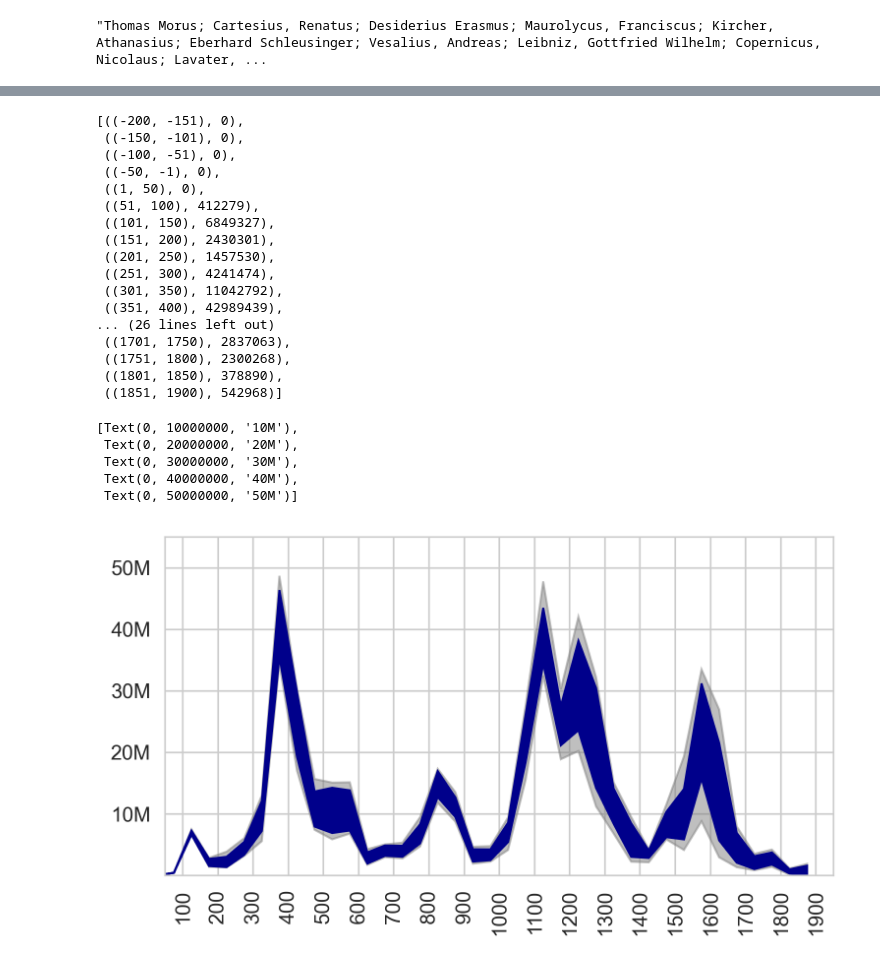
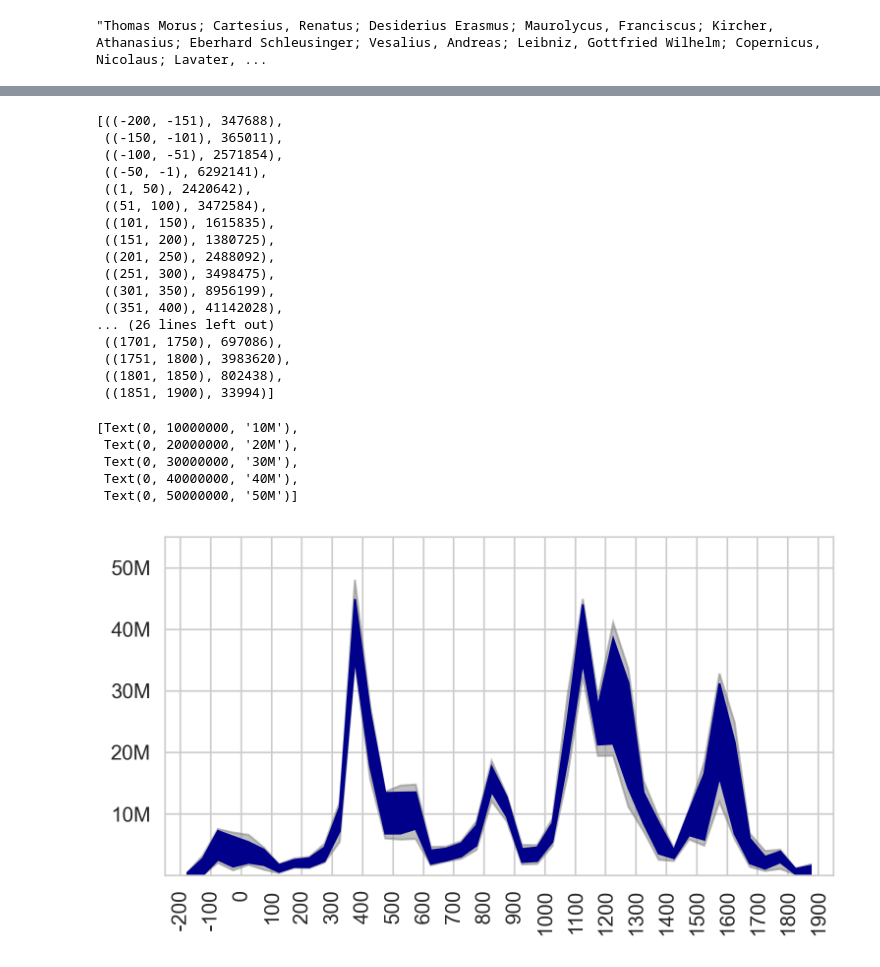
Before and after one commit to CCS-ZCU/noscemus_ETF, a Jupyter notebook: scripts/corpus-corporum-test.ipynb, the cells around one changed output, grey strips where cells are left out. Drawn from its saved outputs; the diff is of its cells as text; code cells hidden in the pictures.

```diff
--- a/scripts/corpus-corporum-test.ipynb
+++ b/scripts/corpus-corporum-test.ipynb
@@ -31,3 +48,13 @@ cc_raw.head(5)
 cc_raw["year"].apply(lambda x: "post" in str(x)).sum()
 # %% [output]
 3
+# %%
+d = "c. 123"
+dates_raw = [el for el in re.findall("(\d+)(BC)?", d)]
+dates = []
+for tup in dates_raw:
+    if tup[1] == "BC":
+        dates.append(int(tup[0]) * -1)
+    else:
+        dates.append(int(tup[0]))
+dates
@@ -34,9 +63,15 @@ cc_raw["year"].apply(lambda x: "post" in str(x)).sum()
 # %%
-d = "fl. 1236"
+
 def get_dates(d):
     date_dict = {}
     try:
-        dates = [int(el) for el in re.findall("\d{3,4}", d)]
+        dates_raw = [el for el in re.findall("(\d+)(BC)?", d)]
+        dates = []
+        for tup in dates_raw:
+            if tup[1] == "BC":
+                dates.append(int(tup[0]) * -1)
+            else:
+                dates.append(int(tup[0]))
     except:
         dates = []
     if len(dates)==1:
@@ -91,39 +142,39 @@ wordcounts_data = tempun.sim_data_by_function(cc_raw, 100, [-200, 1900, 50], wor
 # %%
 wordcounts_data[0]
 # %% [output]
-[((-200, -151), 0),
- ((-150, -101), 0),
- ((-100, -51), 0),
- ((-50, -1), 0),
- ((1, 50), 0),
- ((51, 100), 412279),
- ((101, 150), 6849327),
- ((151, 200), 2430301),
- ((201, 250), 1457530),
- ((251, 300), 4241474),
- ((301, 350), 11042792),
- ((351, 400), 42989439),
+[((-200, -151), 347688),
+ ((-150, -101), 365011),
+ ((-100, -51), 2571854),
+ ((-50, -1), 6292141),
+ ((1, 50), 2420642),
+ ((51, 100), 3472584),
+ ((101, 150), 1615835),
+ ((151, 200), 1380725),
+ ((201, 250), 2488092),
+ ((251, 300), 3498475),
+ ((301, 350), 8956199),
+ ((351, 400), 41142028),
 ... (26 lines left out)
- ((1701, 1750), 2837063),
- ((1751, 1800), 2300268),
- ((1801, 1850), 378890),
- ((1851, 1900), 542968)]
+ ((1701, 1750), 697086),
+ ((1751, 1800), 3983620),
+ ((1801, 1850), 802438),
+ ((1851, 1900), 33994)]
 # %%
 fig, ax = plt.subplots(figsize=(5.2, 3), dpi=300, tight_layout=True)
 tempun.plot_timeblocks_data(wordcounts_data, ax=ax, color="darkblue")
-ax.set_xticks(range(100,2000,100))
-ax.set_xticklabels([str(el) for el in range(100,2000,100)], rotation=90)
-ax.set_xlim(50, 1950)
+ax.set_xticks(range(-200,2000,100))
+ax.set_xticklabels([str(el) for el in range(-200,2000,100)], rotation=90)
+ax.set_xlim(-250, 1950)
 
 ax.set_ylim(0,55000000)
 ax.set_yticks(range(10000000, 60000000, 10000000))
 ax.set_yticklabels([str(el) + "M" for el in range(10, 60, 10)])
 # %% [output]
 [Text(0, 10000000, '10M'),
  Text(0, 20000000, '20M'),
  Text(0, 30000000, '30M'),
  Text(0, 40000000, '40M'),
  Text(0, 50000000, '50M')]
-[figure, old version]
+[figure, new version]
 # %%
 fig.savefig("../figures/corpus-corporum_tempdist.png")
```
Also changed, not shown: parts of 13 cells of this notebook, 3 other files.
